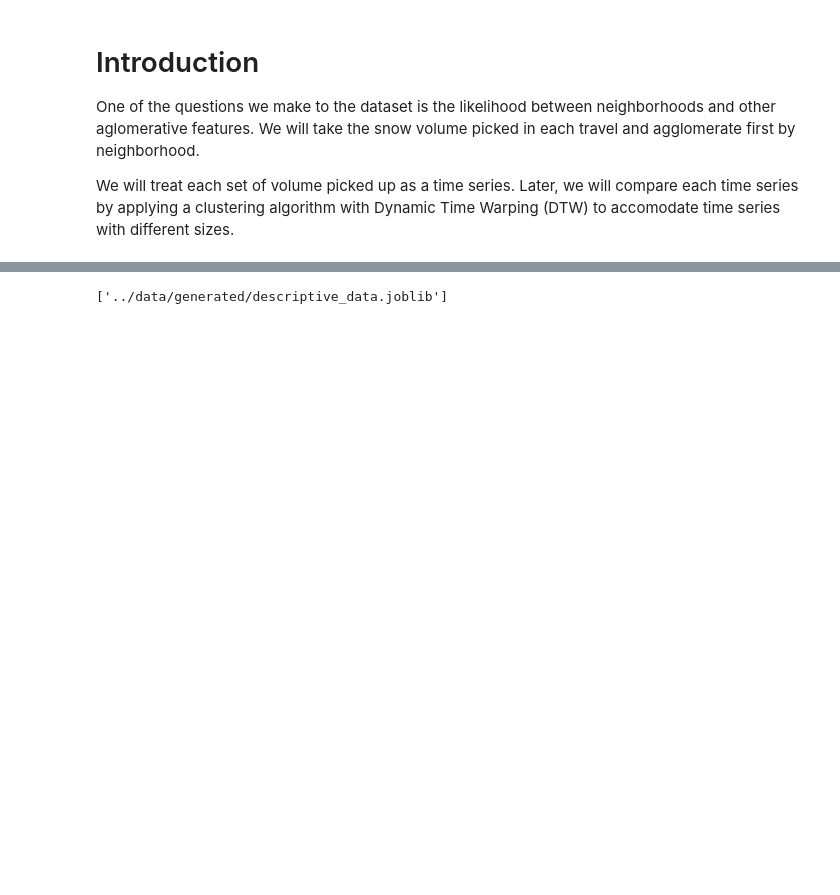
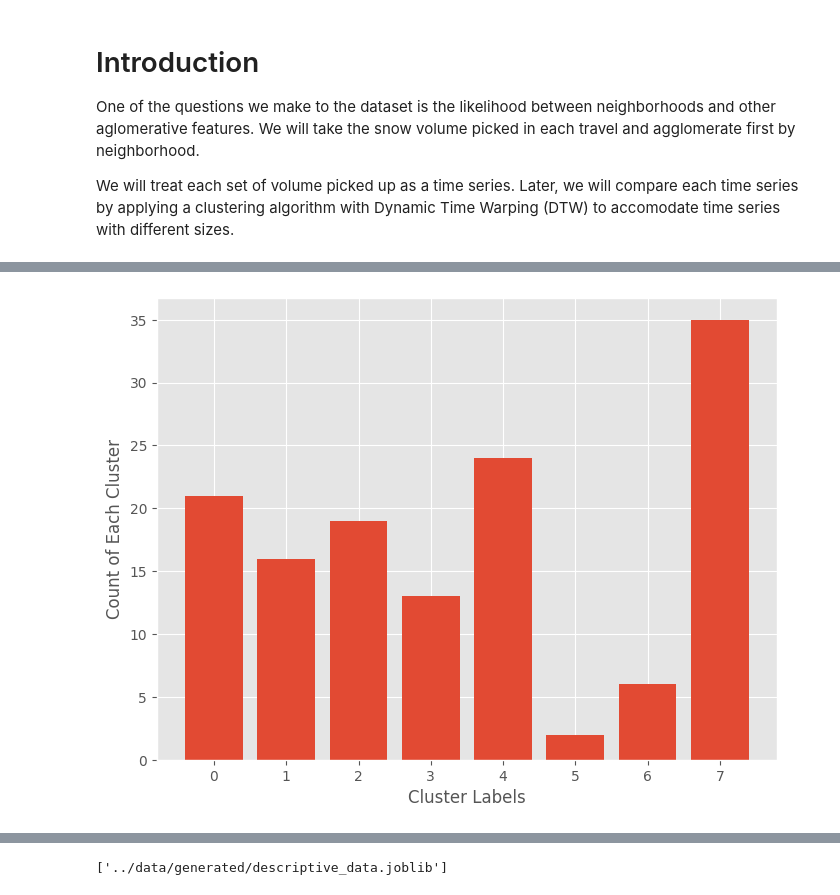
Before and after one commit to cimadure/ind6212, a Jupyter notebook: notebooks/weekly_snowfall_v2.ipynb, the cells around one changed output, grey strips where cells are left out. Saved outputs shown, nothing was run; the diff lists cells and outputs as text; code cells hidden in the pictures; blank space fills up the shorter version.

Commit message:
updating clustering correct

```diff
--- a/notebooks/weekly_snowfall_v2.ipynb
+++ b/notebooks/weekly_snowfall_v2.ipynb
@@ -338,9 +336,0 @@ ModuleNotFoundError: No module named 'tslearn'
-# %%
-kmeans = TimeSeriesKMeans(n_clusters=3, metric="dtw", n_jobs=-1, max_iter=100)
-# filtered_volume_series_list = [x.tolist() for x in list(filtered_volume_series.values)]
-
-X_bis = to_time_series_dataset(volume_series)
-X_bis = TimeSeriesScalerMeanVariance().fit_transform(X_bis)
-X_bis = TimeSeriesResampler(sz=1024).fit_transform(X_bis)
-# X_bis.shape
-kmeans.fit(X_bis)
@@ -346,0 +353,5 @@ kmeans.fit(X_bis)
+# %%
+min_length = 0
+volume_series = dfs2.groupby(by=["year", "ArrondissementCode"])["volume"].apply(np.asarray)
+volume_series = volume_series[volume_series.apply(len) > min_length]
+display(volume_series)
@@ -346,0 +372,21 @@ kmeans.fit(X_bis)
+# %%
+
+X_train = to_time_series_dataset(volume_series.values)
+X_train = TimeSeriesScalerMeanVariance().fit_transform(X_train)
+# X_train = TimeSeriesResampler(sz=64).fit_transform(X_train)
+
+best_score = -np.inf
+best_num_cluster = 0
+
+for num_cluster in range(2, 21):
+    kmeans = TimeSeriesKMeans(n_clusters=num_cluster, metric="dtw", n_jobs=-1, max_iter=250, random_state=42)
+    kmeans.fit(X_train)
+    y_pred = kmeans.predict(X_train)
+    score = silhouette_score(X_train, y_pred)
+    print(f"Score: {score:.3f}\tNum Cluster: {num_cluster}")
+    if score > best_score:
+        best_score = score
+        best_num_cluster = num_cluster
+        best_model = kmeans
+        best_predictions = y_pred
+print(f"Best Model has {best_score} of Silhouette Score and {best_num_cluster} clusters")
@@ -346,0 +432,9 @@ kmeans.fit(X_bis)
+# %%
+cluster_label, count_cluster = np.unique(best_predictions, return_counts=True)
+plt.figure(figsize=(8, 6))
+plt.bar(cluster_label, count_cluster)
+plt.xlabel("Cluster Labels")
+plt.ylabel("Count of Each Cluster")
+plt.show()
+# %% [output]
+[figure, added]
```
Also changed, not shown: parts of 11 cells of this notebook.
